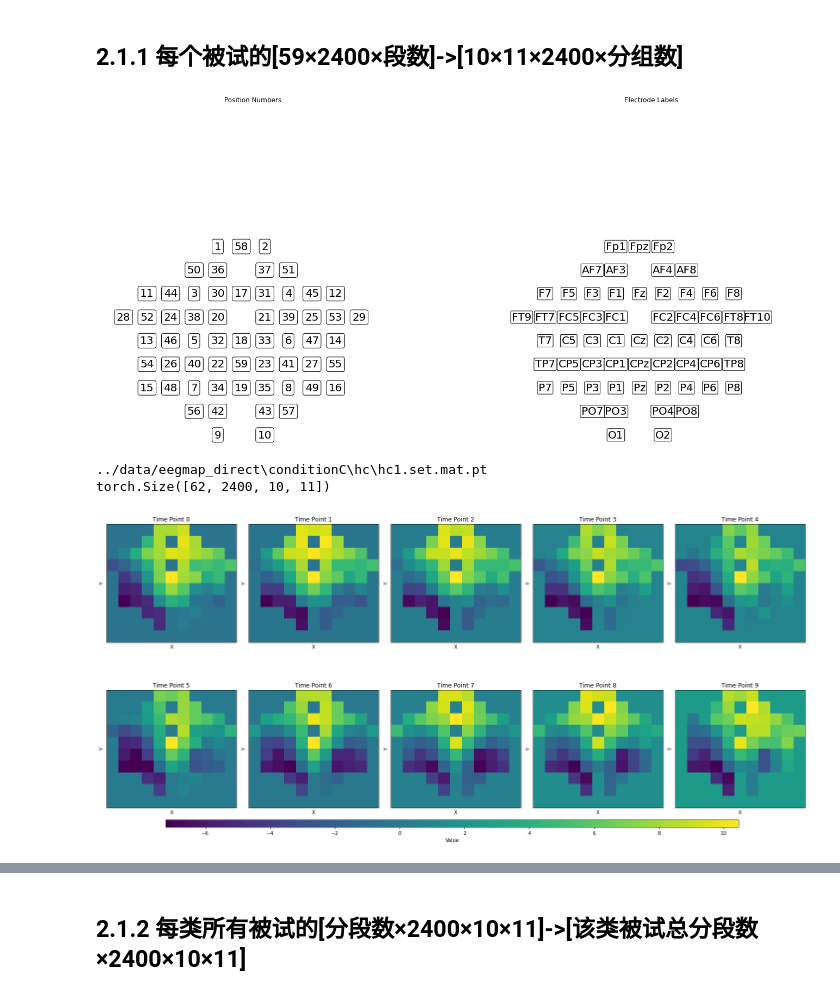
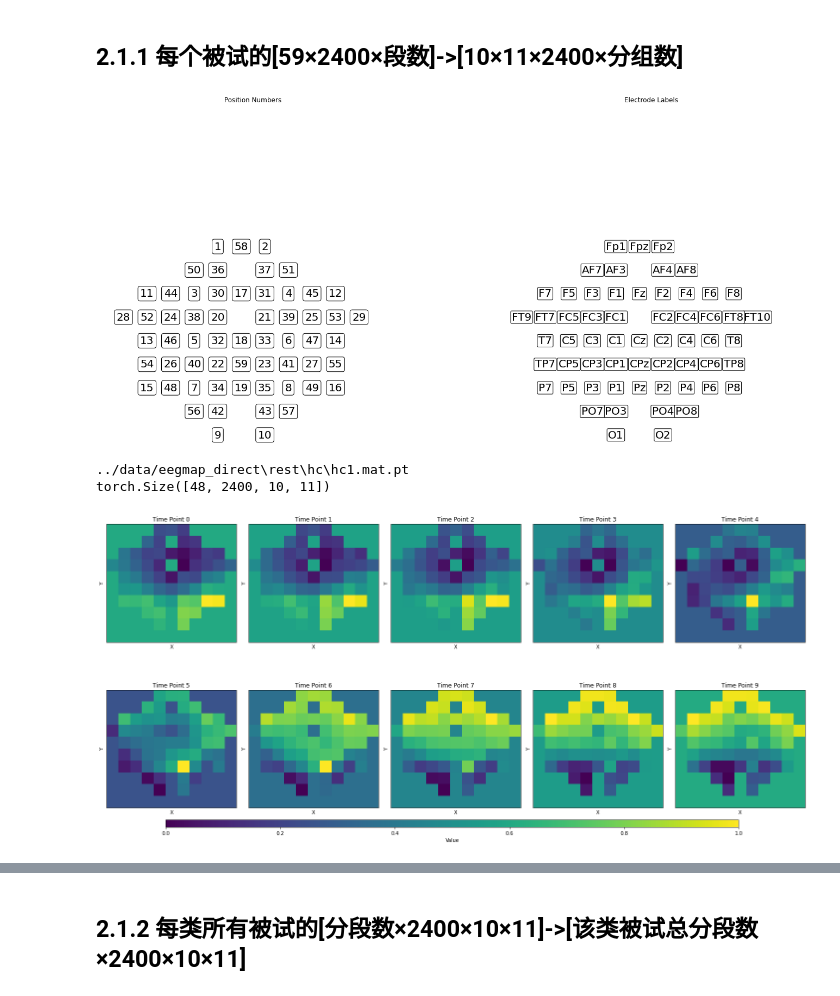
Before and after one commit to Pokemongle/eeg-deepl, a Jupyter notebook: data_preprocess.ipynb, the cells around one changed output, grey strips where cells are left out. Cells and saved outputs as stored; diff of their text form; code cells hidden in the pictures.

Commit message:
edit data-preprocess and add 3 models for rest data, LTS

```diff
--- a/data_preprocess.ipynb
+++ b/data_preprocess.ipynb
@@ -32,7 +66,7 @@ from img_show import draw_eegmap
 ## 2.1.1  每个被试的[59×2400×段数]->[10×11×2400×分组数]
 # %%
 # origin eeg data # 原始eeg数据
-root_dir = "../data/eegdata"
+root_dir = "../data/eegdata_mat"
 # ====distribution index matrix # 电极分布矩阵
 electric_nodes = [
     'Fp1','Fp2','F3','F4','C3','C4','P3','P4','O1','O2','F7','F8','T7','T8','P7','P8','Fz','Cz','Pz','FC1','FC2',
@@ -50,17 +84,18 @@ draw_eegmap(electric_nodes, matrix_index)
 # ====构建脑电地形图时间序列
 # set GPU usage # 使用GPU
 device = torch.device("cuda" if torch.cuda.is_available() else "cpu")
-exper_list = ['conditionA','conditionB','conditionC']
+# exper_list = ['conditionA','conditionB','conditionC']
+exper_list = ['rest']
 condi_list = ['hc','mcs','uws']
 # -----------------generate single dir----------------------------
-# # experimental dir: conditionA, conditionB, conditionC
-# exper_dir = "conditionA"
+# # experimental dir: rest, conditionA, conditionB, conditionC
+# exper_dir = "rest_groups"
 # # condition_dir: hc, mcs, uws
 # condi_dir = "hc"
 # dataset = MyData(root_dir, exper_dir, condi_dir) # eg.conditionA/hc
 # generate_eegmap(dataset, matrix_index, exper_dir, condi_dir, device)
 
-# --------------------generate all dirs------------------------------
+# # --------------------generate all dirs------------------------------
 # for exper_dir in exper_list:
 #     for condi_dir in condi_list:
 #         dataset = MyData(root_dir, exper_dir, condi_dir) # eg.conditionA\hc
@@ -68,7 +103,7 @@ condi_list = ['hc','mcs','uws']
 
 # ====查看脑电地形图时间序列
 root_dir = "../data/eegmap_direct"
-exper_dir = "conditionC"
+exper_dir = "rest"
 condi_dir = "hc"
 dataset = MyData(root_dir, exper_dir, condi_dir)
 person = 0
@@ -87,34 +122,34 @@ data_slice = data_map[0, begin:end, :, :]
 fig, axes = plt.subplots(2, 5, figsize=(20, 10))
 
 # 循环绘制二维图
 for i in range(end-begin):
     ax = axes[i // 5, i % 5]
     im = ax.imshow(data_slice[i], cmap='viridis', interpolation='nearest')
     ax.set_title('Time Point {}'.format(i))
     ax.set_xlabel('X')
     ax.set_ylabel('Y')
     ax.set_xticks([])
     ax.set_yticks([])
     ax.grid(False)
 
 # 调整子图布局
 plt.tight_layout()
 
 # 添加统一的颜色条
 cmap = cm.viridis
 cbar_ax = fig.add_axes([0.1, 0.05, 0.8, 0.02])  # 调整颜色条位置
 norm = Normalize(vmin=np.nanmin(data_slice), vmax=np.nanmax(data_slice))
-cbar = ColorbarBase(cbar_ax, cmap=cmap, norm=norm, orientation='horizontal')
+cbar = ColorbarBase(cbar_ax, cmap=cmap, orientation='horizontal')
 cbar.set_label('Value')
 
 plt.show()
 # for person in tqdm(range(len(dataset))):
 #     filename = os.path.join(dataset.path, dataset.file_path[person])
 #     data_map = torch.load(filename)
 #     print(filename)
 #     print(data_map.size())
 # %% [output]
 [figure]
-../data/eegmap_direct\conditionC\hc\hc1.set.mat.pt
-torch.Size([62, 2400, 10, 11])
+../data/eegmap_direct\rest\hc\hc1.mat.pt
+torch.Size([48, 2400, 10, 11])
-[figure, old version]
+[figure, new version]
```
Also changed, not shown: parts of 6 cells of this notebook, 8 other files.
